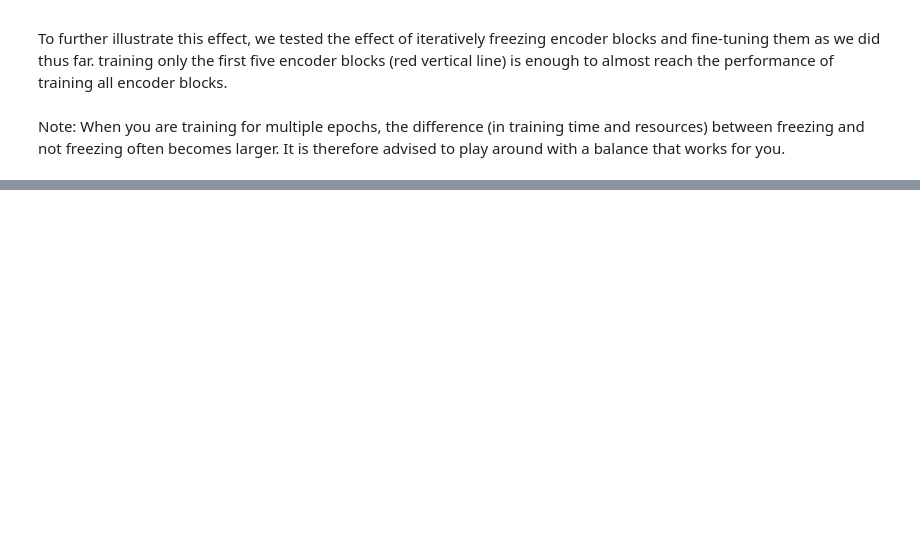
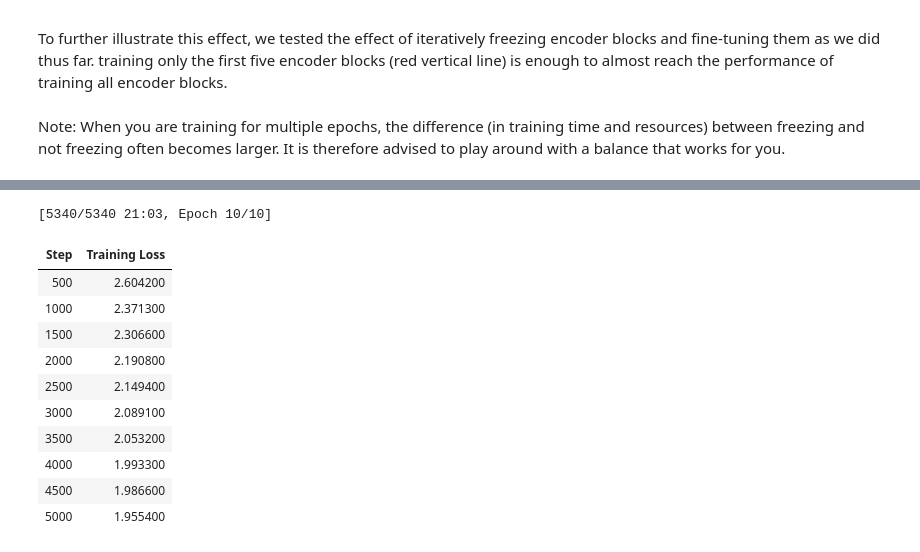
Before and after one commit to MahaleVivek/HandsOn-LLMs, a Jupyter notebook: modules/Ch11_Finetuning_representation_models_classification.ipynb, the cells around one changed output, grey strips where cells are left out. Drawn from its saved outputs; the diff is of its cells as text; code cells hidden in the pictures; blank space fills up the shorter version.

```diff
--- a/modules/Ch11_Finetuning_representation_models_classification.ipynb
+++ b/modules/Ch11_Finetuning_representation_models_classification.ipynb
@@ -310,0 +447,56 @@ When you are training for multiple epochs, the difference (in training time and
+# %%
+from transformers import DataCollatorForLanguageModeling
+from transformers import TrainingArguments, Trainer
+
+# Masking Tokens
+data_collator = DataCollatorForLanguageModeling(
+    tokenizer=tokenizer,
+    mlm=True,
+    mlm_probability=0.15
+)
+# %%
+# Training arguments for parameter tuning
+training_args = TrainingArguments(
+   "model",
+   learning_rate=2e-5,
+   per_device_train_batch_size=16,
+   per_device_eval_batch_size=16,
+   num_train_epochs=10,
+   weight_decay=0.01,
+   save_strategy="epoch",
+   report_to="none"
+)
+# %%
+# we will create the Trainer for running the MLM task and specify certain parameters:
+
+# Initialize Trainer
+trainer = Trainer(
+    model=model,
+    args=training_args,
+    train_dataset=tokenized_train,
+    eval_dataset=tokenized_test,
+    tokenizer=tokenizer,
+    data_collator=data_collator
+)
+# %%
+# Save pre-trained tokenizer
+tokenizer.save_pretrained("mlm")
+
+# Train model
+trainer.train()
+
+# Save updated model
+model.save_pretrained("mlm")
+# %% [output]
+[5340/5340 21:03, Epoch 10/10]
+| Step | Training Loss |
+| 500 | 2.604200 |
+| 1000 | 2.371300 |
+| 1500 | 2.306600 |
+| 2000 | 2.190800 |
+| 2500 | 2.149400 |
+| 3000 | 2.089100 |
+| 3500 | 2.053200 |
+| 4000 | 1.993300 |
+| 4500 | 1.986600 |
+| 5000 | 1.955400 |
```
Also changed, not shown: parts of 48 cells of this notebook.
